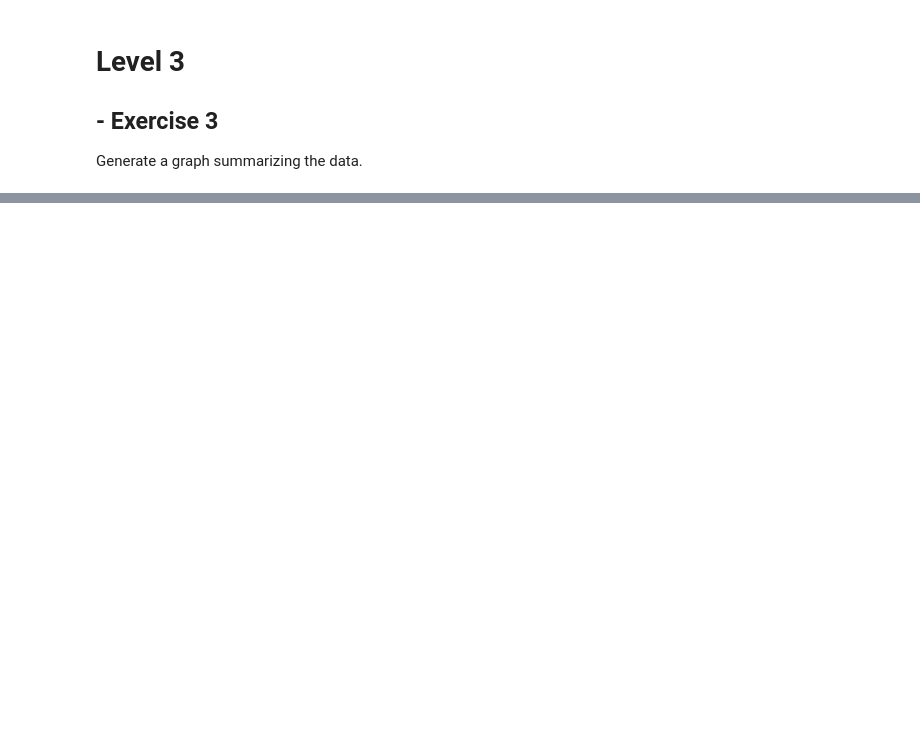
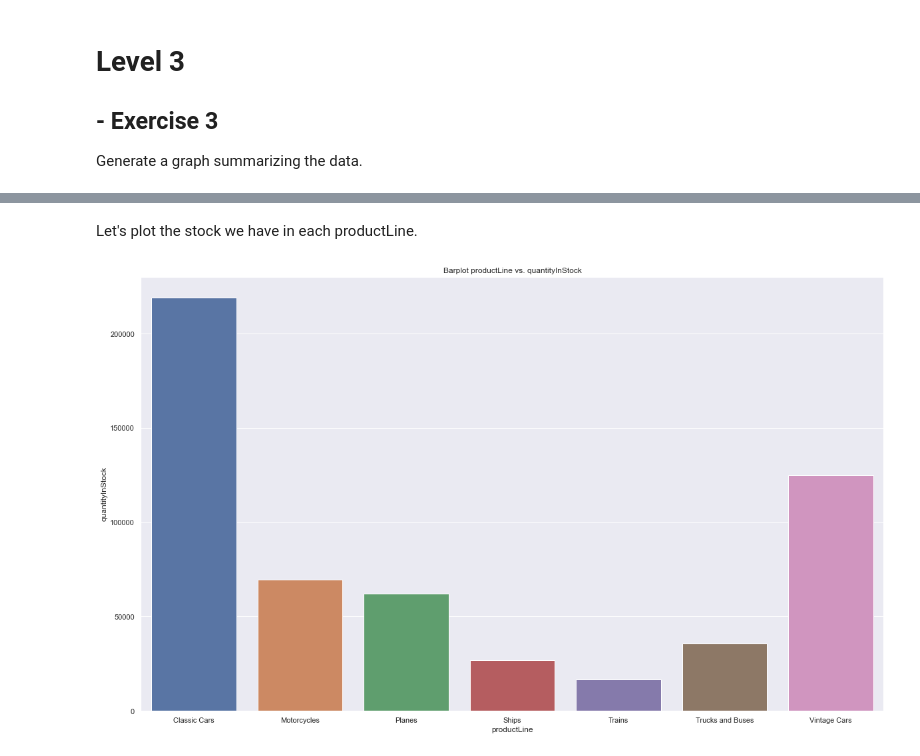
Before and after one commit to Javier-Alfonso-DS/S13_T02_MySQL_databases, a Jupyter notebook: S13_T02_MySQL_databases.ipynb, the cells around one changed output, grey strips where cells are left out. Drawn from its saved outputs; the diff is of its cells as text; code cells hidden in the pictures; blank space fills up the shorter version.

```diff
--- a/S13_T02_MySQL_databases.ipynb
+++ b/S13_T02_MySQL_databases.ipynb
@@ -119,0 +131,6 @@ costumersdf.describe()
+# %%
+cursor = mydb.cursor()
+cursor.execute("SHOW TABLES")
+
+for dbs in cursor:
+  print(dbs)
@@ -119,0 +148,20 @@ costumersdf.describe()
+# %%
+# First, let's take the attributes from sql table to columns in dataframe.
+cursor.execute("show COLUMNS from products;")
+result = cursor.fetchall()
+
+columns = []
+for row in result:
+  columns.append(row[0])
+columns
+
+cursor.execute("SELECT * FROM products")
+
+result = cursor.fetchall()
+
+costumerslist = []
+for row in result:
+  costumerslist.append(row)
+
+Products_df = pd.DataFrame(costumerslist,columns=columns)
+Products_df
@@ -119,0 +204,10 @@ costumersdf.describe()
+# %% [markdown]
+Let's plot the stock we have in each productLine.
+# %%
+Stock_df = pd.DataFrame(Products_df.groupby(['productLine']).sum())
+Stock_df = Stock_df.reset_index()
+Stock_df
+# plot a bar chart
+Pers.barplot2D('productLine','quantityInStock',Stock_df);
+# %% [output]
+[figure, added]
```
Also changed, not shown: parts of 15 cells of this notebook, 1 other file.
